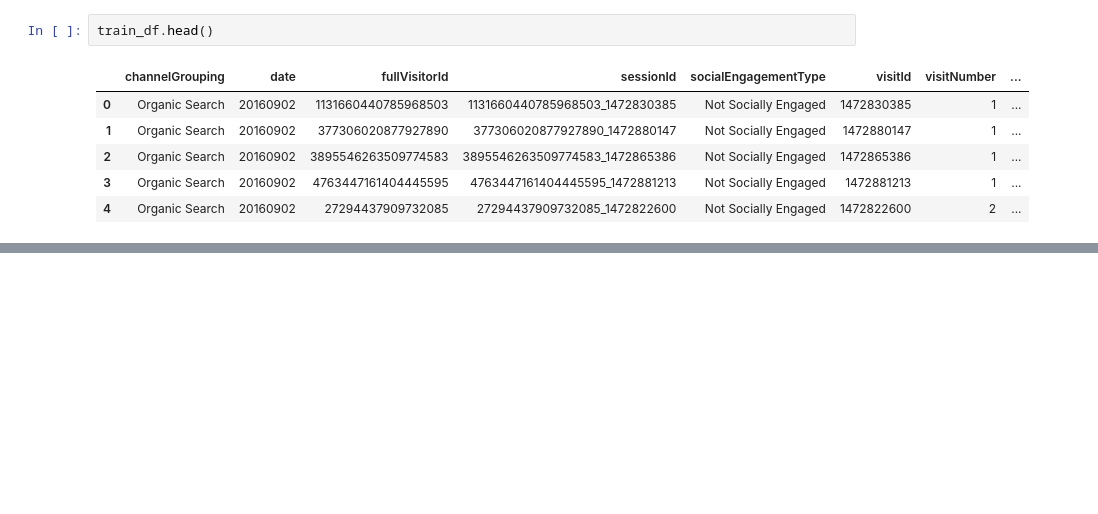
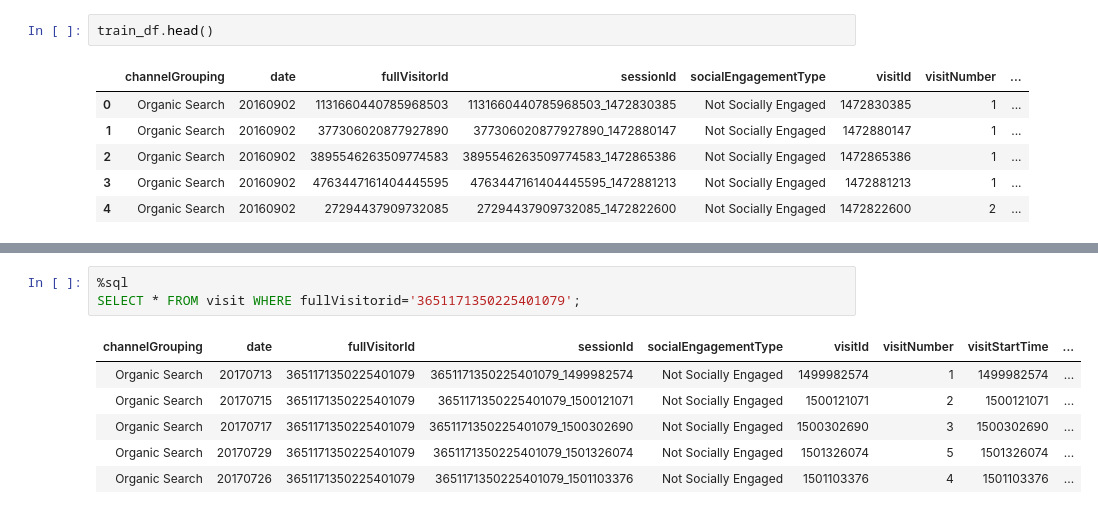
Before and after one commit to hanghan93/databricks, a Jupyter notebook: notebooks/readjson.ipynb, the cells around one changed output, grey strips where cells are left out. Saved outputs shown, nothing was run; the diff lists cells and outputs as text; blank space fills up the shorter version.

```diff
--- a/notebooks/readjson.ipynb
+++ b/notebooks/readjson.ipynb
@@ -62,0 +109,10 @@ display(spark.sql("CREATE TABLE events USING DELTA LOCATION '/delta/visit/'"))
+# %%
+%sql
+SELECT * FROM visit WHERE fullVisitorid='3651171350225401079';
+# %% [output]
+| channelGrouping | date | fullVisitorId | sessionId | socialEngagementType | visitId | visitNumber | visitStartTime | ... |
+| Organic Search | 20170713 | 3651171350225401079 | 3651171350225401079_1499982574 | Not Socially Engaged | 1499982574 | 1 | 1499982574 | ... |
+| Organic Search | 20170715 | 3651171350225401079 | 3651171350225401079_1500121071 | Not Socially Engaged | 1500121071 | 2 | 1500121071 | ... |
+| Organic Search | 20170717 | 3651171350225401079 | 3651171350225401079_1500302690 | Not Socially Engaged | 1500302690 | 3 | 1500302690 | ... |
+| Organic Search | 20170729 | 3651171350225401079 | 3651171350225401079_1501326074 | Not Socially Engaged | 1501326074 | 5 | 1501326074 | ... |
+| Organic Search | 20170726 | 3651171350225401079 | 3651171350225401079_1501103376 | Not Socially Engaged | 1501103376 | 4 | 1501103376 | ... |
```
Also changed, not shown: parts of 6 cells of this notebook.
